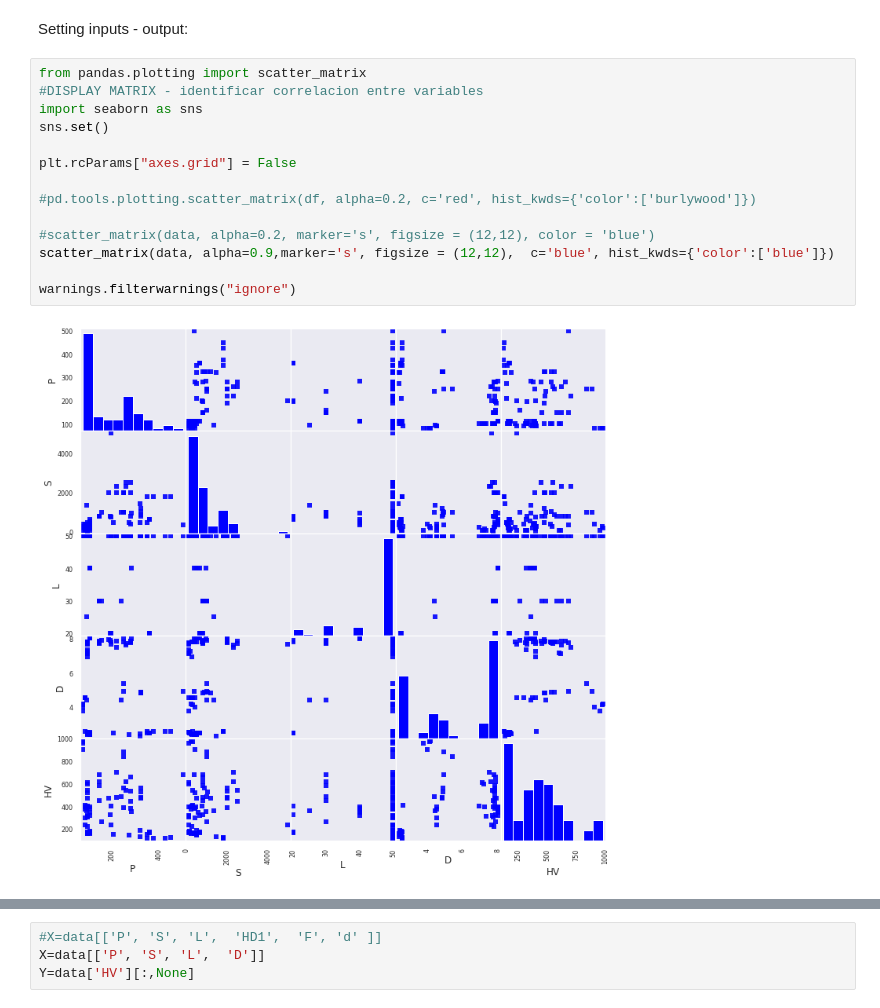
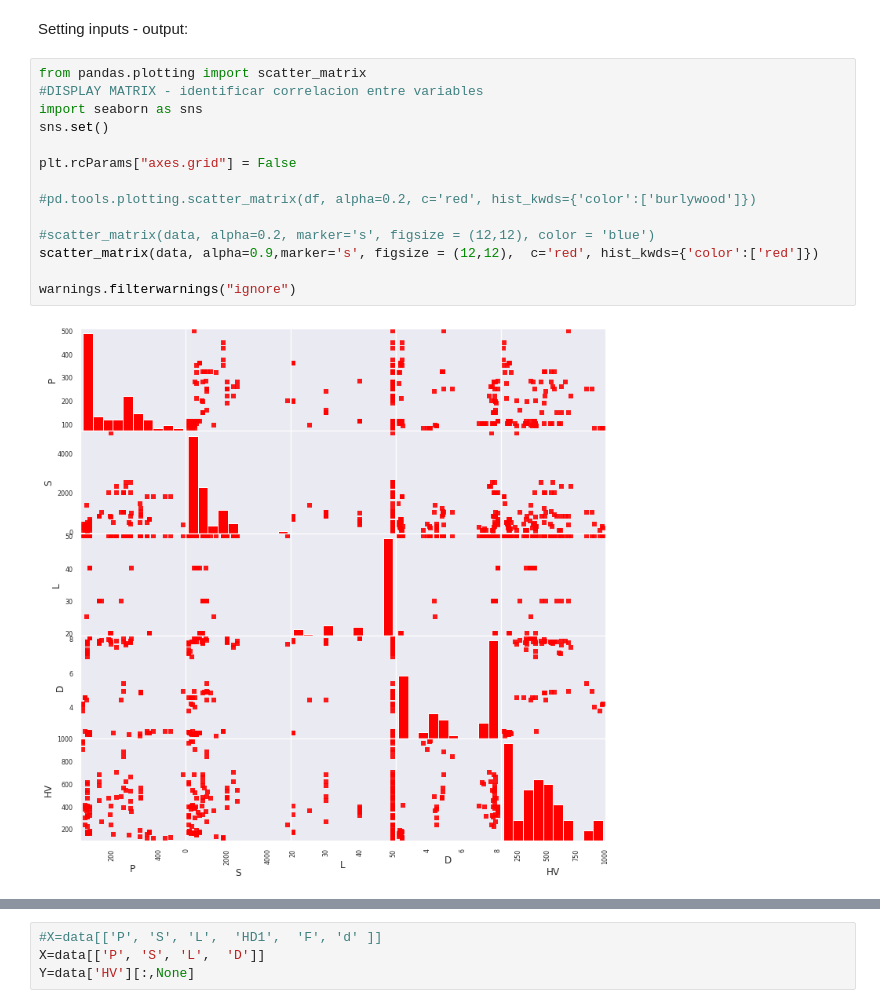
Before and after one commit to GermanOmar/Wear, a Jupyter notebook: Wear_HV.ipynb, the cells around one changed output, grey strips where cells are left out. Saved outputs shown, nothing was run; the diff lists cells and outputs as text.

```diff
--- a/Wear_HV.ipynb
+++ b/Wear_HV.ipynb
@@ -71,19 +71,19 @@ Setting inputs - output:
 # %%
 from pandas.plotting import scatter_matrix
 #DISPLAY MATRIX - identificar correlacion entre variables
 import seaborn as sns
 sns.set()
 
 plt.rcParams["axes.grid"] = False
 
 #pd.tools.plotting.scatter_matrix(df, alpha=0.2, c='red', hist_kwds={'color':['burlywood']})
 
 #scatter_matrix(data, alpha=0.2, marker='s', figsize = (12,12), color = 'blue')
-scatter_matrix(data, alpha=0.9,marker='s', figsize = (12,12),  c='blue', hist_kwds={'color':['blue']})
+scatter_matrix(data, alpha=0.9,marker='s', figsize = (12,12),  c='red', hist_kwds={'color':['red']})
 
 warnings.filterwarnings("ignore")
 # %% [output]
-[figure, old version]
+[figure, new version]
 # %%
 #fields = ['P', 'S', 'L',  'HD1',  'F', 'd' ]
 fields = ['P', 'S', 'L',  'D'  ]
```
Also changed, not shown: parts of 20 cells of this notebook.
